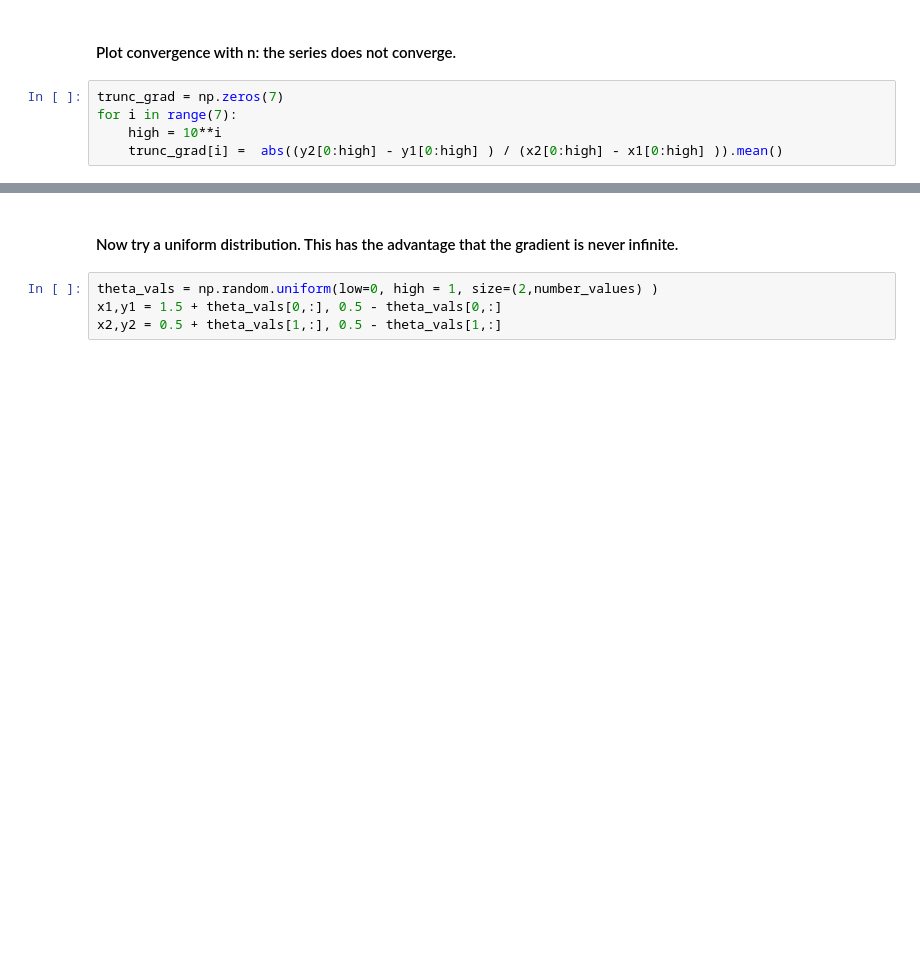
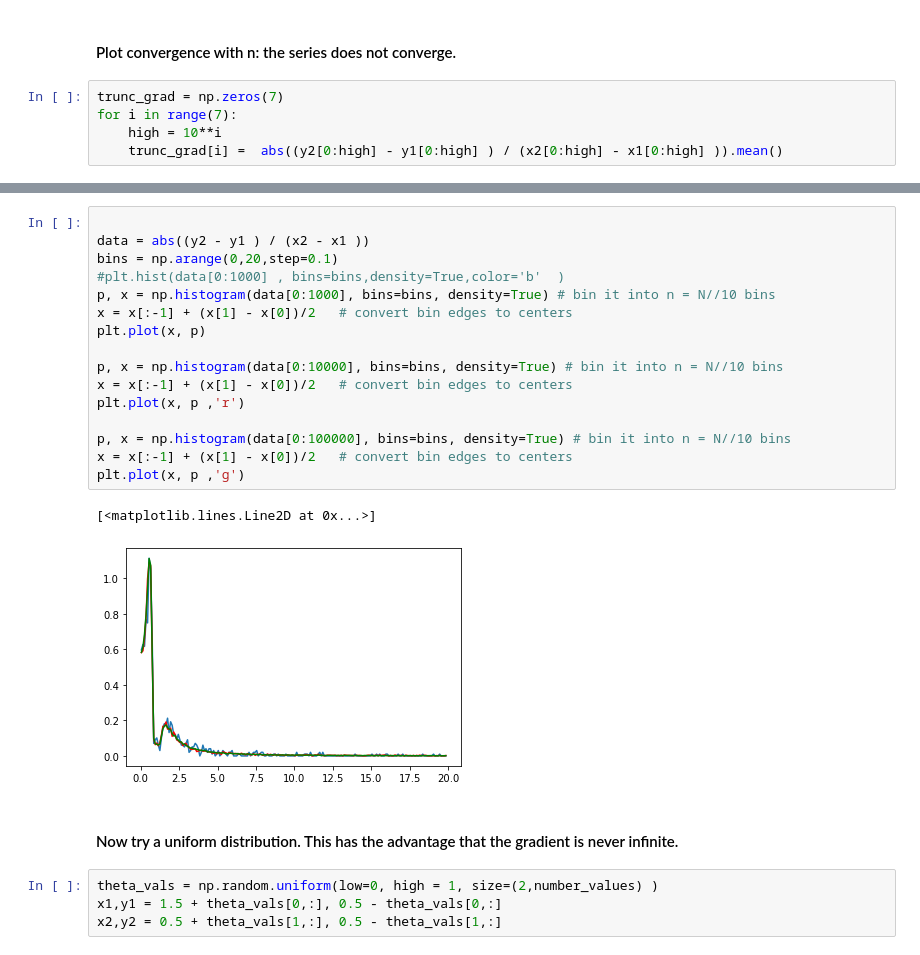
Before and after one commit to plivermore/jerk_finder, a Jupyter notebook: Python/Average_grad_vs_grad_average.ipynb, the cells around one changed output, grey strips where cells are left out. Saved outputs shown, nothing was run; the diff lists cells and outputs as text; blank space fills up the shorter version.

```diff
--- a/Python/Average_grad_vs_grad_average.ipynb
+++ b/Python/Average_grad_vs_grad_average.ipynb
@@ -59,3 +81,22 @@ plt.semilogx( [1,10,100,1000,10000,100000,1000000], trunc_grad,'o')
+# %%
+
+data = abs((y2 - y1 ) / (x2 - x1 ))
+bins = np.arange(0,20,step=0.1)
+#plt.hist(data[0:1000] , bins=bins,density=True,color='b'  )
+p, x = np.histogram(data[0:1000], bins=bins, density=True) # bin it into n = N//10 bins
+x = x[:-1] + (x[1] - x[0])/2   # convert bin edges to centers
+plt.plot(x, p)
+
+p, x = np.histogram(data[0:10000], bins=bins, density=True) # bin it into n = N//10 bins
+x = x[:-1] + (x[1] - x[0])/2   # convert bin edges to centers
+plt.plot(x, p ,'r')
+
+p, x = np.histogram(data[0:100000], bins=bins, density=True) # bin it into n = N//10 bins
+x = x[:-1] + (x[1] - x[0])/2   # convert bin edges to centers
+plt.plot(x, p ,'g')
+# %% [output]
+[<matplotlib.lines.Line2D at 0x...>]
+[figure, added]
 # %% [markdown]
 #### Now try a uniform distribution. This has the advantage that the gradient is never infinite.
 # %%
```
Also changed, not shown: parts of 6 cells of this notebook, 39 other files.
